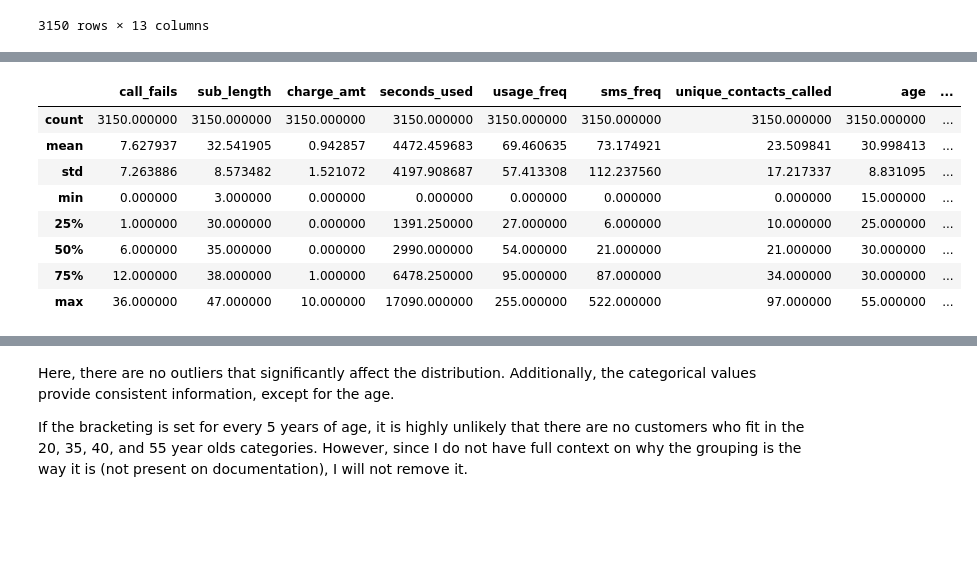
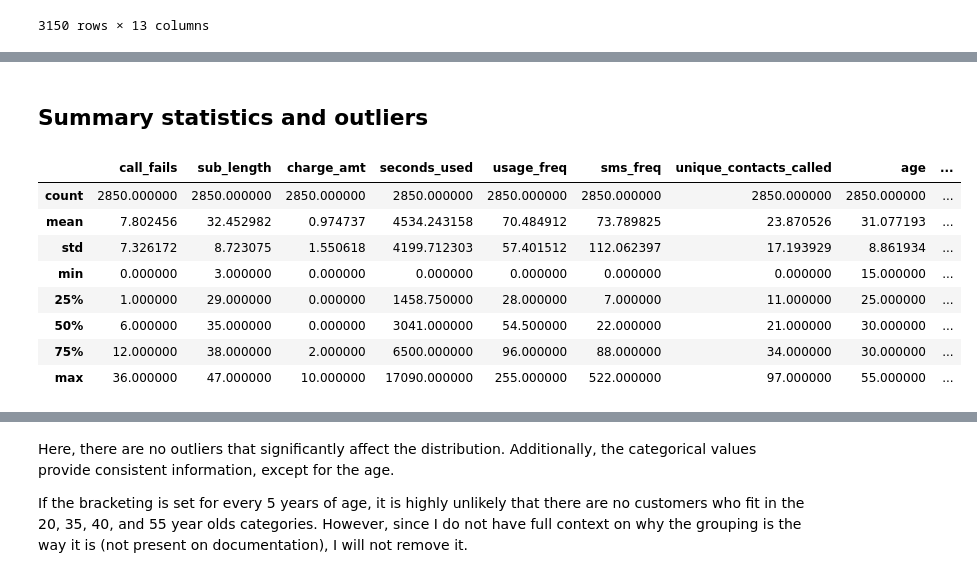
Before and after one commit to mlcuadra1/Churn-Risk-EDA, a Jupyter notebook: notebooks/Script 1 - cleaning.ipynb, the cells around one changed output, grey strips where cells are left out. Drawn from its saved outputs; the diff is of its cells as text; code cells hidden in the pictures; blank space fills up the shorter version.

```diff
--- a/notebooks/Script 1 - cleaning.ipynb
+++ b/notebooks/Script 1 - cleaning.ipynb
@@ -151,0 +184,3 @@ memory usage: 277.0+ KB
+# %%
+data_unique = data_renamed.drop_duplicates()
+data_unique
@@ -152,12 +201,14 @@ memory usage: 277.0+ KB
+# %% [markdown]
+## Summary statistics and outliers
 # %%
-data_renamed.describe()
+data_unique.describe()
 # %% [output]
 |  | call_fails | sub_length | charge_amt | seconds_used | usage_freq | sms_freq | unique_contacts_called | age | ... |
-| count | 3150.000000 | 3150.000000 | 3150.000000 | 3150.000000 | 3150.000000 | 3150.000000 | 3150.000000 | 3150.000000 | ... |
-| mean | 7.627937 | 32.541905 | 0.942857 | 4472.459683 | 69.460635 | 73.174921 | 23.509841 | 30.998413 | ... |
-| std | 7.263886 | 8.573482 | 1.521072 | 4197.908687 | 57.413308 | 112.237560 | 17.217337 | 8.831095 | ... |
+| count | 2850.000000 | 2850.000000 | 2850.000000 | 2850.000000 | 2850.000000 | 2850.000000 | 2850.000000 | 2850.000000 | ... |
+| mean | 7.802456 | 32.452982 | 0.974737 | 4534.243158 | 70.484912 | 73.789825 | 23.870526 | 31.077193 | ... |
+| std | 7.326172 | 8.723075 | 1.550618 | 4199.712303 | 57.401512 | 112.062397 | 17.193929 | 8.861934 | ... |
 | min | 0.000000 | 3.000000 | 0.000000 | 0.000000 | 0.000000 | 0.000000 | 0.000000 | 15.000000 | ... |
-| 25% | 1.000000 | 30.000000 | 0.000000 | 1391.250000 | 27.000000 | 6.000000 | 10.000000 | 25.000000 | ... |
-| 50% | 6.000000 | 35.000000 | 0.000000 | 2990.000000 | 54.000000 | 21.000000 | 21.000000 | 30.000000 | ... |
-| 75% | 12.000000 | 38.000000 | 1.000000 | 6478.250000 | 95.000000 | 87.000000 | 34.000000 | 30.000000 | ... |
+| 25% | 1.000000 | 29.000000 | 0.000000 | 1458.750000 | 28.000000 | 7.000000 | 11.000000 | 25.000000 | ... |
+| 50% | 6.000000 | 35.000000 | 0.000000 | 3041.000000 | 54.500000 | 22.000000 | 21.000000 | 30.000000 | ... |
+| 75% | 12.000000 | 38.000000 | 2.000000 | 6500.000000 | 96.000000 | 88.000000 | 34.000000 | 30.000000 | ... |
 | max | 36.000000 | 47.000000 | 10.000000 | 17090.000000 | 255.000000 | 522.000000 | 97.000000 | 55.000000 | ... |
```
Also changed, not shown: parts of 16 cells of this notebook, 1 other file.
